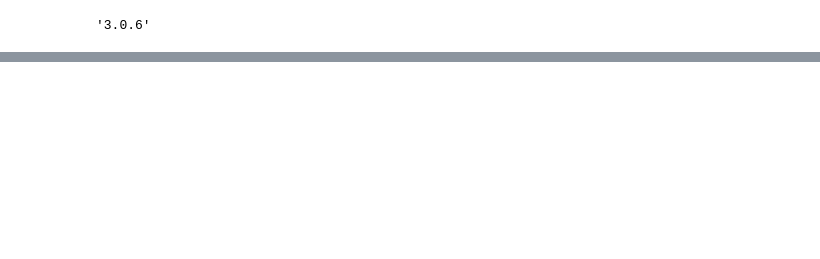
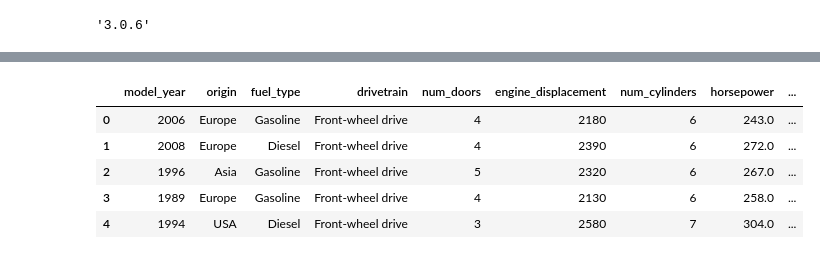
Before and after one commit to dangerpouse/zoomcamp---Machine-Learning, a Jupyter notebook: 01 - Intro/Homework.ipynb, the cells around one changed output, grey strips where cells are left out. Saved outputs shown, nothing was run; the diff lists cells and outputs as text; code cells hidden in the pictures; blank space fills up the shorter version.

```diff
--- a/01 - Intro/Homework.ipynb
+++ b/01 - Intro/Homework.ipynb
@@ -25,2 +11,9 @@ df = pd.read_csv('https://raw.githubusercontent.com/DataTalksClub/machine-learni
 # %%
-df.head(10)
+df.head(5)
+# %% [output]
+|  | model_year | origin | fuel_type | drivetrain | num_doors | engine_displacement | num_cylinders | horsepower | ... |
+| 0 | 2006 | Europe | Gasoline | Front-wheel drive | 4 | 2180 | 6 | 243.0 | ... |
+| 1 | 2008 | Europe | Diesel | Front-wheel drive | 4 | 2390 | 6 | 272.0 | ... |
+| 2 | 1996 | Asia | Gasoline | Front-wheel drive | 5 | 2320 | 6 | 267.0 | ... |
+| 3 | 1989 | Europe | Gasoline | Front-wheel drive | 4 | 2130 | 6 | 258.0 | ... |
+| 4 | 1994 | USA | Diesel | Front-wheel drive | 3 | 2580 | 7 | 304.0 | ... |
```
Also changed, not shown: parts of 28 cells of this notebook.
